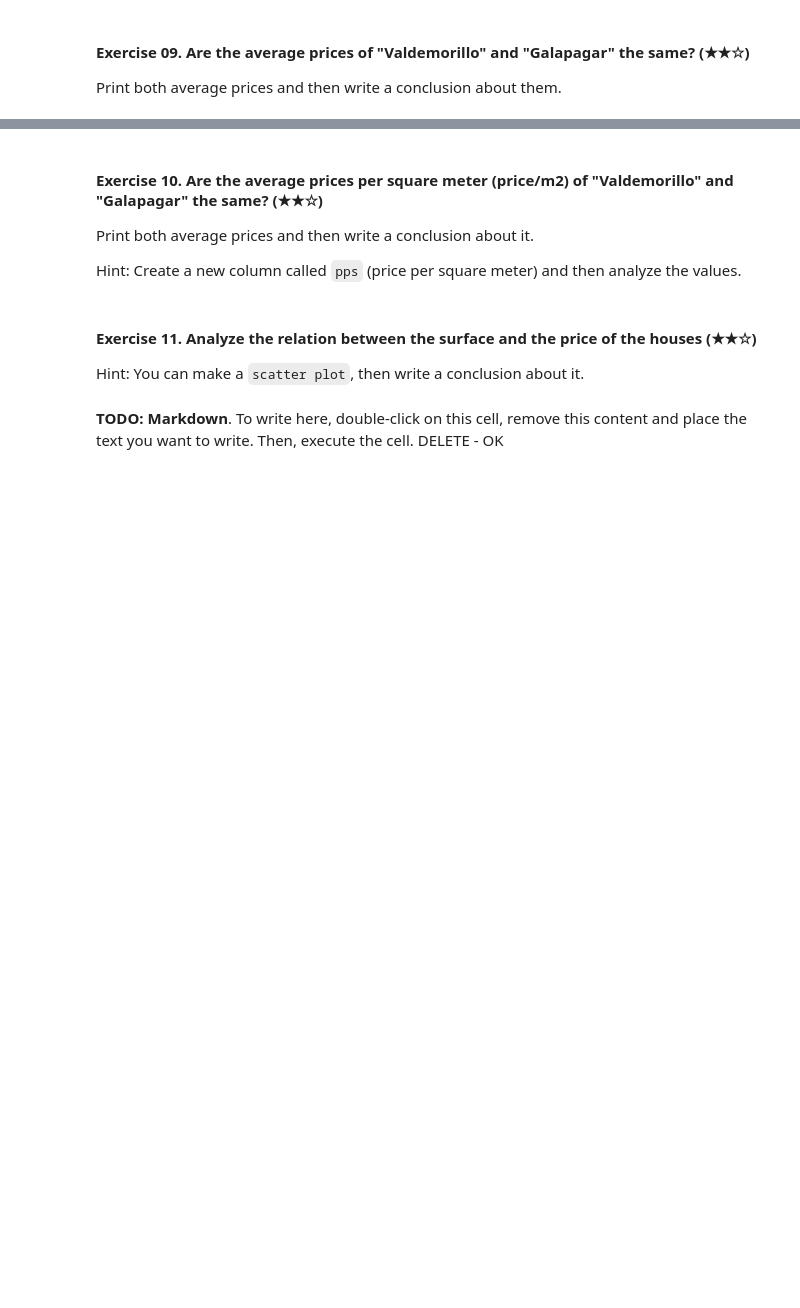
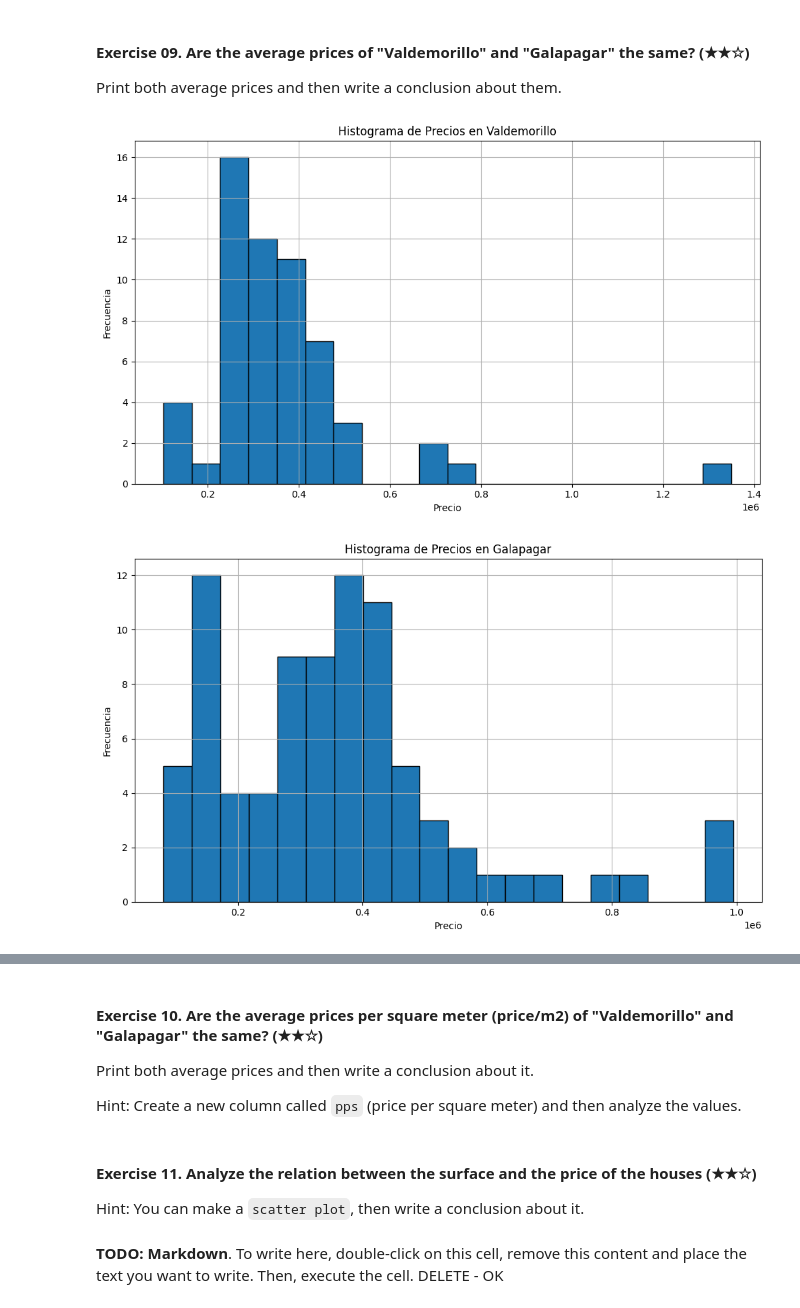
Before and after one commit to KALGonzalez/realestate-datacleanup-exercise, a Jupyter notebook: project.ipynb, the cells around one changed output, grey strips where cells are left out. Drawn from its saved outputs; the diff is of its cells as text; code cells hidden in the pictures; blank space fills up the shorter version.

```diff
--- a/project.ipynb
+++ b/project.ipynb
@@ -280,4 +291,59 @@ plt.show()
 
 Print both average prices and then write a conclusion about them.
 # %%
-# TODO
+    # TODO
+import matplotlib.pyplot as plt
+
+# Filtrar los datos para "Arroyomolinos (Madrid)"
+arroyomolinos_data = df[df['level5'] == 'Valdemorillo']
+
+# Extraer los precios de los datos filtrados
+precios_arroyomolinos = arroyomolinos_data['price']
+
+# Configurar el tamaño y estilo del gráfico
+plt.figure(figsize=(10, 6))
+
+# Traza el histograma con bordes negros
+plt.hist(precios_arroyomolinos, bins=20, edgecolor='black')
+
+# Título y etiquetas de los ejes
+plt.title('Histograma de Precios en Valdemorillo')
+plt.xlabel('Precio')
+plt.ylabel('Frecuencia')
+
+# Mostrar cuadrícula y ajustar diseño
+plt.grid(True)
+plt.tight_layout()
+
+# Mostrar el histograma
+plt.show()
+
+
+import matplotlib.pyplot as plt
+
+# Filtrar los datos para "Arroyomolinos (Madrid)"
+arroyomolinos_data = df[df['level5'] == 'Galapagar']
+
+# Extraer los precios de los datos filtrados
+precios_arroyomolinos = arroyomolinos_data['price']
+
+# Configurar el tamaño y estilo del gráfico
+plt.figure(figsize=(10, 6))
+
+# Traza el histograma con bordes negros
+plt.hist(precios_arroyomolinos, bins=20, edgecolor='black')
+
+# Título y etiquetas de los ejes
+plt.title('Histograma de Precios en Galapagar')
+plt.xlabel('Precio')
+plt.ylabel('Frecuencia')
+
+# Mostrar cuadrícula y ajustar diseño
+plt.grid(True)
+plt.tight_layout()
+
+# Mostrar el histograma
+plt.show()
+# %% [output]
+[figure, added]
+[figure, added]
```
Also changed, not shown: parts of 15 cells of this notebook.
